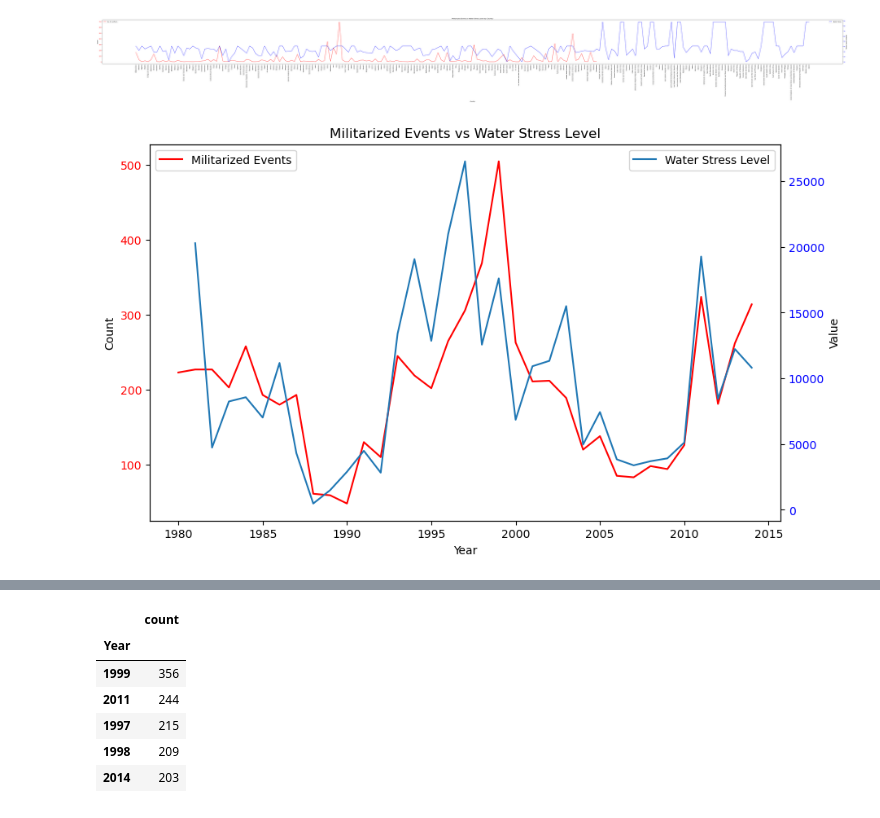
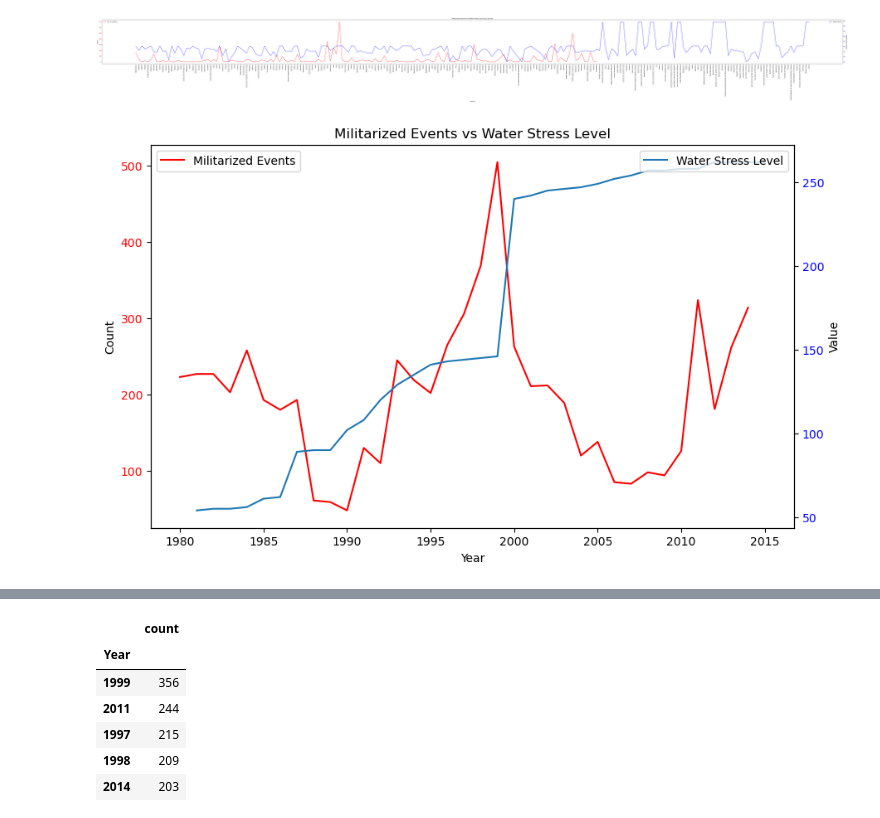
Before and after one commit to jcbritton/Project1_Team2_repo, a Jupyter notebook: smith_draft_code.ipynb, the cells around one changed output, grey strips where cells are left out. Saved outputs shown, nothing was run; the diff lists cells and outputs as text; code cells hidden in the pictures.

```diff
--- a/smith_draft_code.ipynb
+++ b/smith_draft_code.ipynb
@@ -230,22 +242,22 @@ plt.show()
 # %%
 fig, ax1 = plt.subplots(figsize=(10, 6))
 sns.lineplot(data=mie_per_year_df, x='Year', y='Count', label='Militarized Events', color='red')
 ax1.set_xlabel('Year')
 ax1.set_ylabel('Count')
 ax1.tick_params(axis='y', labelcolor='red')
 
 ax2 = ax1.twinx()
 
-sns.lineplot(data=total_value_per_year, x='Year', y='Value', label='Water Stress Level')
+sns.lineplot(data=total_value_per_year, x='Year', y='Count', label='Water Stress Level')
 plt.xlabel('Year')
 ax2.set_ylabel('Value')
 ax2.tick_params(axis='y', labelcolor='blue')
 
 ax1.set_title('Militarized Events vs Water Stress Level')
 ax1.legend(loc='upper left')
 ax2.legend(loc='upper right')
 
 plt.savefig('militarized_events_vs_water_stress_by_year.png', bbox_inches='tight')
 plt.show()
 # %% [output]
-[figure, old version]
+[figure, new version]
```
Also changed, not shown: parts of 18 cells of this notebook, 8 other files.
